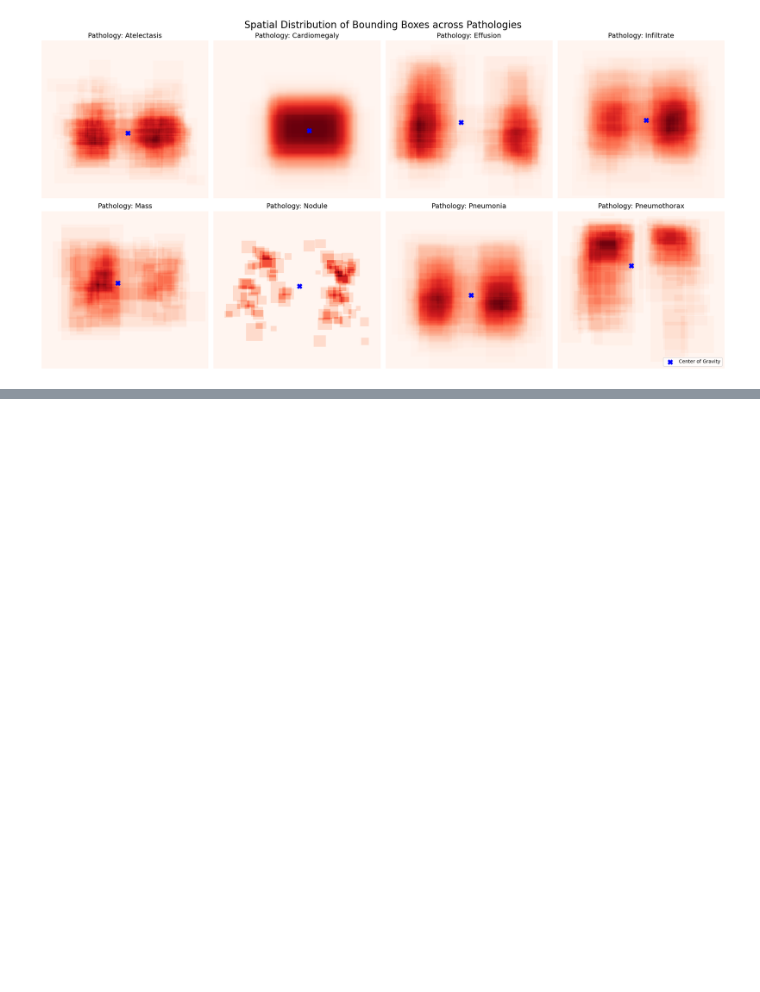
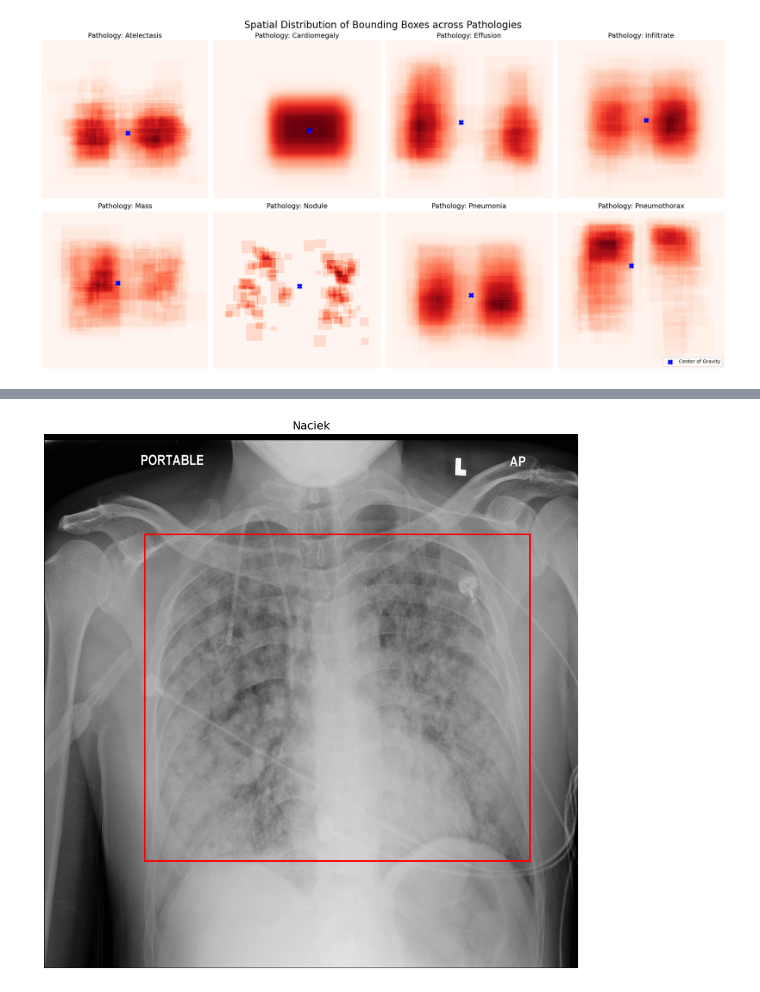
Before and after one commit to psiku/dnn-cxr-diagnostics, a Jupyter notebook: cxr-training-pipeline/notebooks/01_eda/cxr8_bbox_analysis.ipynb, the cells around one changed output, grey strips where cells are left out. Cells and saved outputs as stored; diff of their text form; code cells hidden in the pictures; blank space fills up the shorter version.

Commit message:
Add generating images with bbox for BT

```diff
--- a/cxr-training-pipeline/notebooks/01_eda/cxr8_bbox_analysis.ipynb
+++ b/cxr-training-pipeline/notebooks/01_eda/cxr8_bbox_analysis.ipynb
@@ -336,0 +351,40 @@ plt.show()
+# %%
+def to_polish(label):
+    mapping = {
+        "Atelectasis": "Niedodma",
+        "Cardiomegaly": "Kardiomegalia",
+        "Effusion": "Wysięk",
+        "Infiltrate": "Naciek",
+        "Mass": "Masa",
+        "Nodule": "Guzek",
+        "Pneumonia": "Zapalenie płuc",
+        "Pneumothorax": "Odma opłucnowa",
+        "Consolidation": "Konsolidacja",
+        "Edema": "Obrzęk",
+        "Emphysema": "Emphysema",
+        "Fibrosis": "Fibrosis",
+        "Pleural_Thickening": "Grubienie opłucnej",
+        "Hernia": "Hernia",
+    }
+    return mapping.get(label, label)
+
+def show_image_with_bbox(df, image_index):
+    image_path = f"data/01_raw/images/{image_index}"
+    image = Image.open(image_path).convert("RGB")
+    finding_label = df[df["image_index"] == image_index]["finding_label"].iloc[0]
+    fig, ax = plt.subplots(1, figsize=(12, 12))
+    ax.imshow(image)
+
+    bboxes = df[df["image_index"] == image_index]
+
+    for _, row in bboxes.iterrows():
+        x, y, w, h = int(row["x"]), int(row["y"]), int(row["w"]), int(row["h"])
+        rect = plt.Rectangle((x, y), w, h, edgecolor="red", facecolor="none", linewidth=2)
+        ax.add_patch(rect)
+
+    plt.title(f"{to_polish(finding_label)}", fontsize=14)
+    plt.axis("off")
+    plt.show()
+# %%
+show_image_with_bbox(bbox_df, "00022470_006.png")
+# %% [output]
@@ -336,0 +392 @@ plt.show()
+[figure, added]
```
Also changed, not shown: parts of 11 cells of this notebook, 1 other file.
